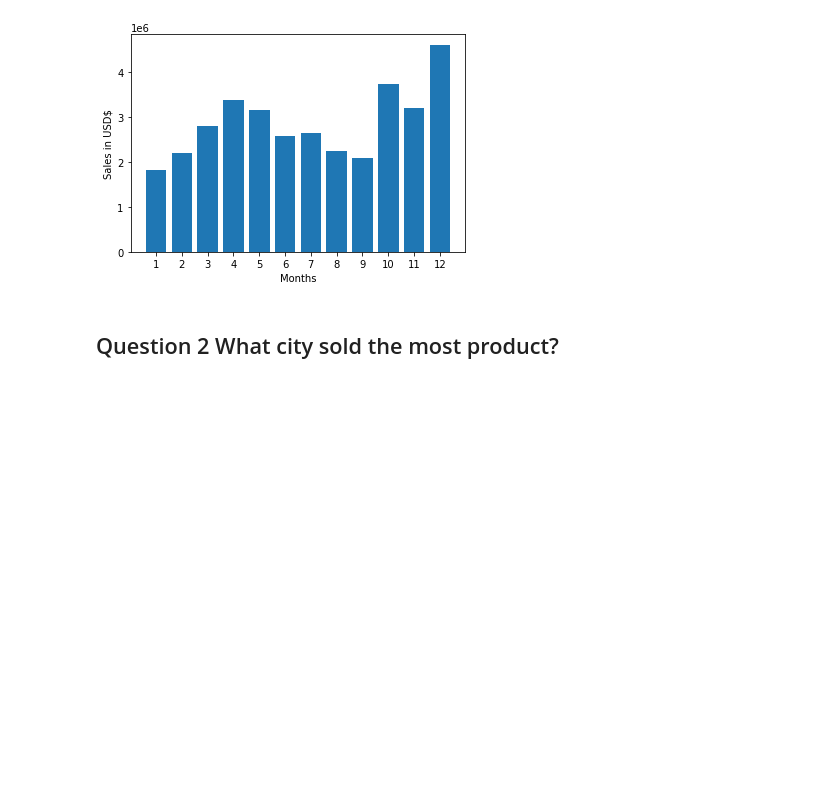
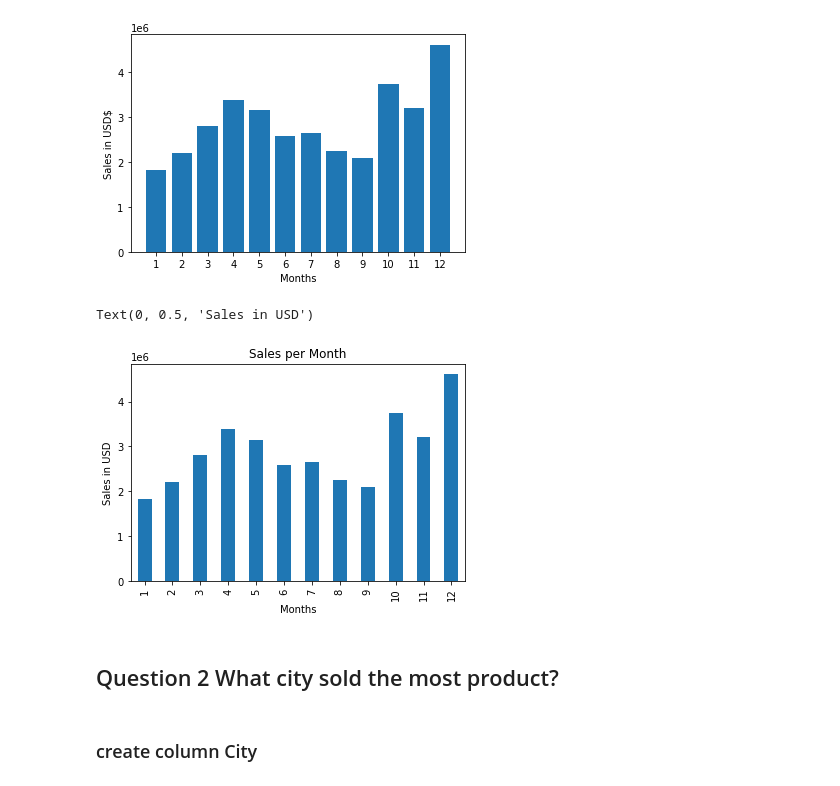
Before and after one commit to andy3278/Pandas-Data-Science-Tasks, a Jupyter notebook: SalesAnalysis/Analysis.ipynb, the cells around one changed output. Drawn from its saved outputs; the diff is of its cells as text; code cells hidden in the pictures; blank space fills up the shorter version.

```diff
--- a/SalesAnalysis/Analysis.ipynb
+++ b/SalesAnalysis/Analysis.ipynb
@@ -155,5 +155,14 @@ plt.xlabel('Months')
 plt.show()
 # %% [output]
 [figure]
+# %%
+ax = sales_per_month.plot.bar(title='Sales per Month')
+ax.set_xlabel('Months')
+ax.set_ylabel('Sales in USD')
+# %% [output]
+Text(0, 0.5, 'Sales in USD')
+[figure, added]
 # %% [markdown]
 ## Question 2 What city sold the most product?
+# %% [markdown]
+### create column City
```
Also changed, not shown: parts of 33 cells of this notebook.
